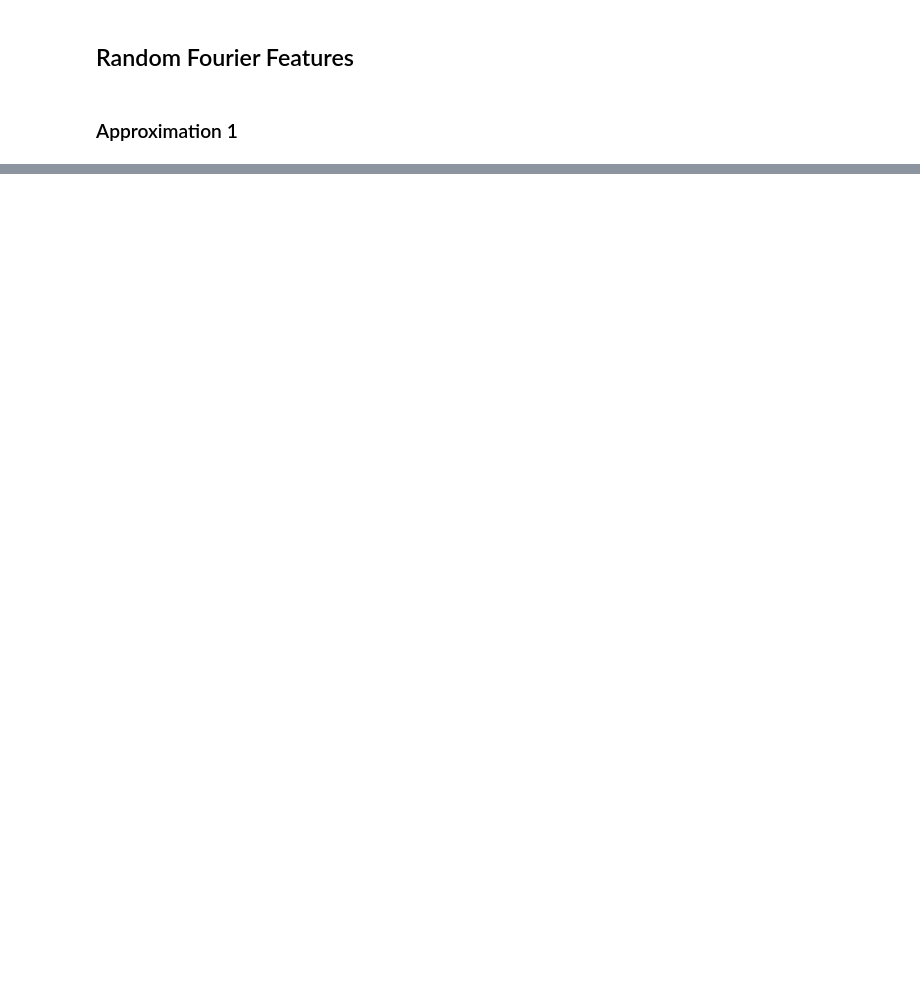
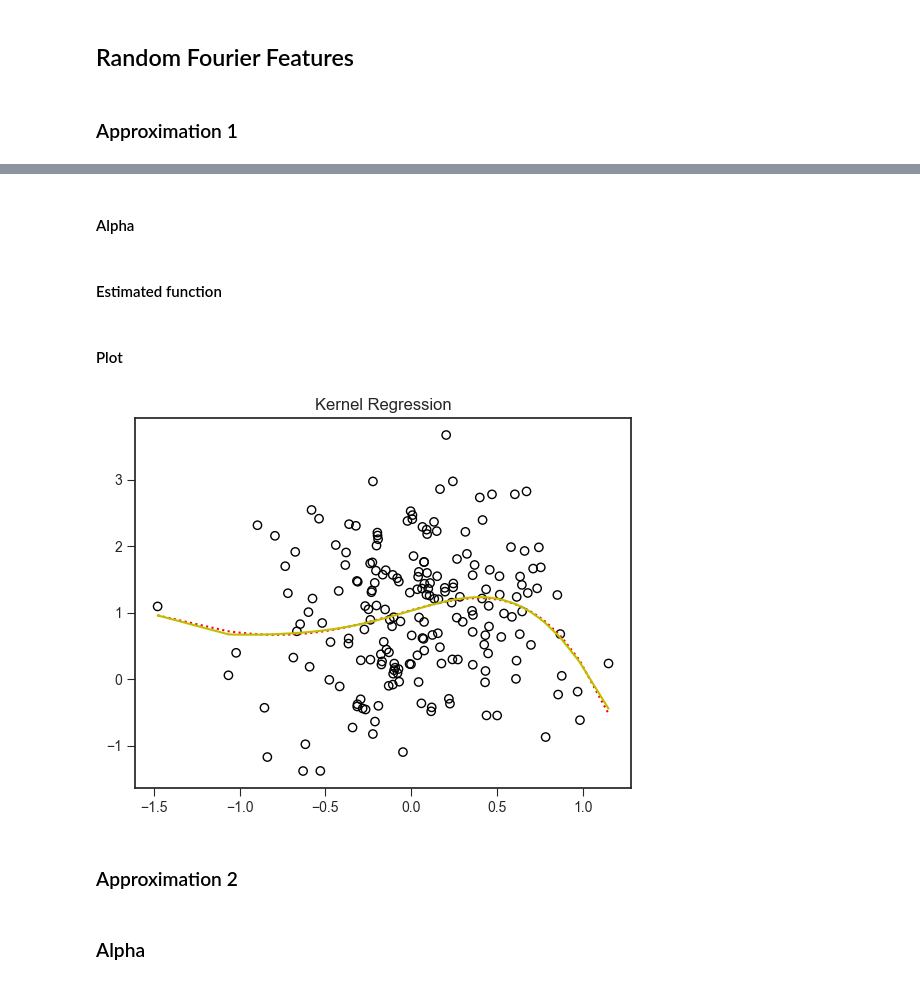
Before and after one commit to helenatp/prosjektoppgaveTPK4560, a Jupyter notebook: src/least_square_regression.ipynb, the cells around one changed output, grey strips where cells are left out. Saved outputs shown, nothing was run; the diff lists cells and outputs as text; code cells hidden in the pictures; blank space fills up the shorter version.

```diff
--- a/src/least_square_regression.ipynb
+++ b/src/least_square_regression.ipynb
@@ -16,7 +16,7 @@ sigma2 = 2*sigma**2
 lam = 0.000001
 
 # Approximation parameters
-m = 20
+m = 30
 w = randn(m) / sigma
 b = np.random.rand(m)*2*np.pi
 
@@ -157,0 +93,33 @@ print(K_approx1(x, x, w, b, m))
+# %% [markdown]
+#### Alpha
+# %%
+def alpha_approx1(x, y, lam, w, b, m):
+    K = np.zeros((n ,m))
+    for i in range(n):
+        K[i, :] = psi(x[i], w, b)
+    return np.linalg.inv(K.T @ K + lam*np.eye(m)) @ K.T @ y
+
+alpha_approx = alpha_approx1(x, y, lam, w, b, m)
+# %% [markdown]
+#### Estimated function
+# %%
+def function_approx1(x, n, alpha):
+    x_sort = np.sort(x)
+    f = np.zeros(n)
+    for i in range(n):
+        f[i] = np.sum(alpha*psi(x_sort[i], w, b))
+    return f
+
+func_approx1 = function_approx1(x, n, alpha_approx)
+# %% [markdown]
+#### Plot
+# %%
+plt.scatter(x,y, facecolors ='none' , edgecolors = "k" , marker = "o")
+plt.plot(x_sort, func_approx1, c="r", label="with Approximation 1", ls = ":")
+plt.plot(x_sort, func, c="y", label="with Gauss")
+plt.title("Kernel Regression")
+plt.show()
+# %% [output]
+[figure, added]
+# %% [markdown]
+### Approximation 2
@@ -157,0 +143,2 @@ print(K_approx1(x, x, w, b, m))
+# %% [markdown]
+### Alpha
```
Also changed, not shown: parts of 13 cells of this notebook.
